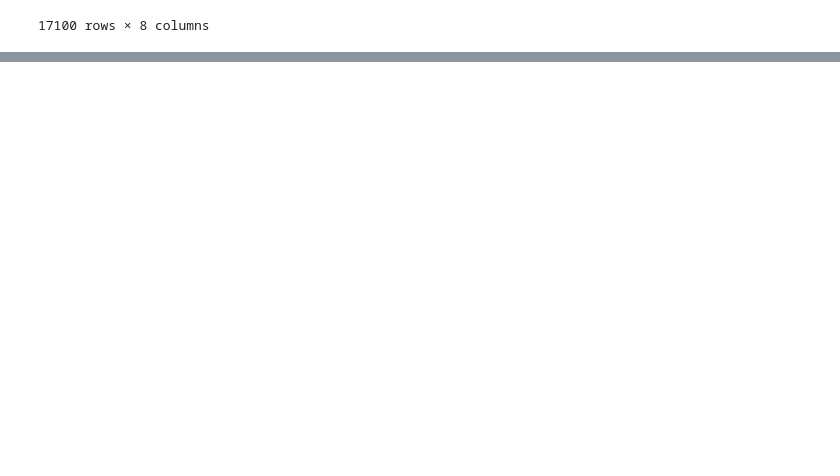
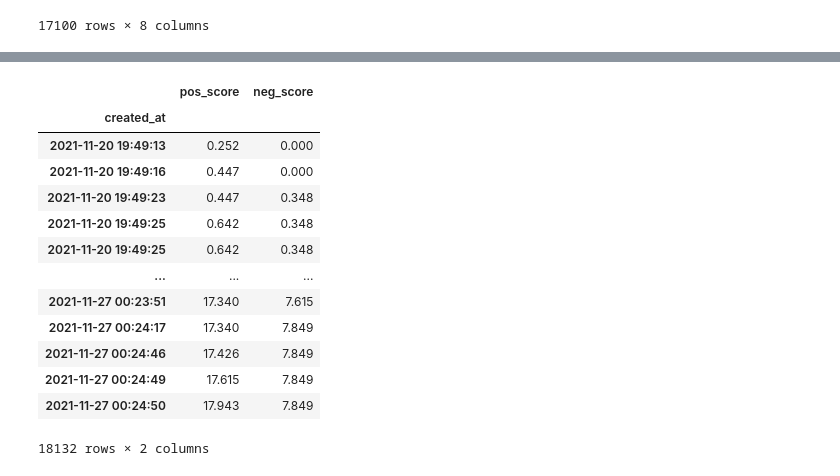
Before and after one commit to baperks/ads_tweetapp, a Jupyter notebook: preproc.ipynb, the cells around one changed output, grey strips where cells are left out. Cells and saved outputs as stored; diff of their text form; code cells hidden in the pictures; blank space fills up the shorter version.

```diff
--- a/preproc.ipynb
+++ b/preproc.ipynb
@@ -622 +662,7 @@ fig.update_layout(
 fig.show()
+# %%
+sent_df_pos = sent_df_two[['created_at', 'pos_score']]
+sent_df_neg = sent_df_two[['created_at', 'neg_score']]
+# %%
+pos_roll_df = sent_df_pos.rolling('H', 1, win_type=None, on='created_at').sum()
+neg_roll_df = sent_df_neg.rolling('H', 1, win_type=None, on='created_at').sum()
@@ -622,0 +701,19 @@ fig.show()
+# %%
+score_roll_df = pos_roll_df.merge(neg_roll_df, on='created_at')
+# %%
+score_roll_df.set_index('created_at')
+# %% [output]
+|  | pos_score | neg_score |
+| created_at |  |  |
+| 2021-11-20 19:49:13 | 0.252 | 0.000 |
+| 2021-11-20 19:49:16 | 0.447 | 0.000 |
+| 2021-11-20 19:49:23 | 0.447 | 0.348 |
+| 2021-11-20 19:49:25 | 0.642 | 0.348 |
+| 2021-11-20 19:49:25 | 0.642 | 0.348 |
+| ... | ... | ... |
+| 2021-11-27 00:23:51 | 17.340 | 7.615 |
+| 2021-11-27 00:24:17 | 17.340 | 7.849 |
+| 2021-11-27 00:24:46 | 17.426 | 7.849 |
+| 2021-11-27 00:24:49 | 17.615 | 7.849 |
+| 2021-11-27 00:24:50 | 17.943 | 7.849 |
+18132 rows × 2 columns
```
Also changed, not shown: parts of 13 cells of this notebook, 11 other files.
